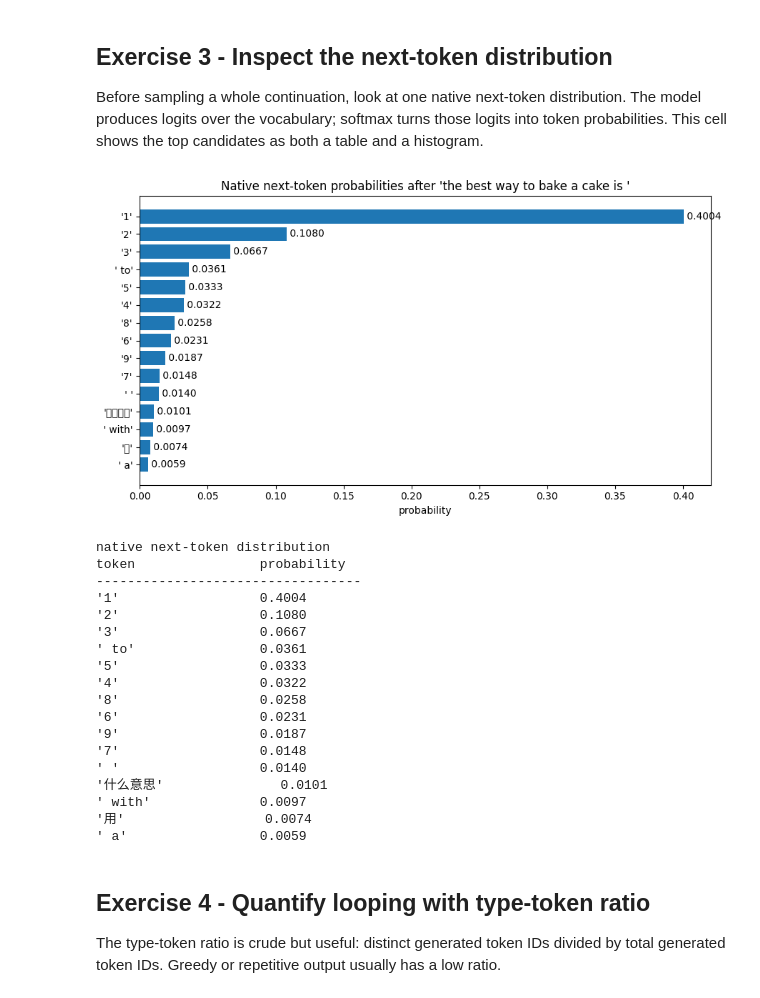
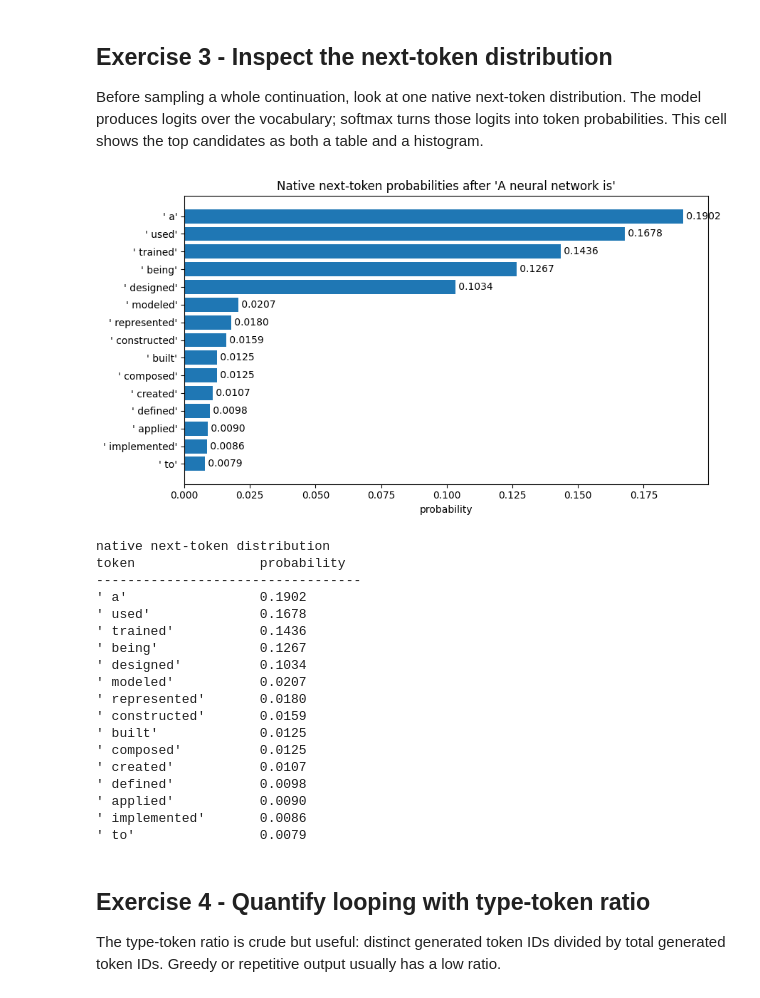
Before and after one commit to Mister-Meeseeks/g2c, a Jupyter notebook: notebooks/solutions/11-sampling.ipynb, the cells around one changed output. Cells and saved outputs as stored; diff of their text form; code cells hidden in the pictures.

```diff
--- a/notebooks/solutions/11-sampling.ipynb
+++ b/notebooks/solutions/11-sampling.ipynb
@@ -167,7 +164,28 @@ if model_artifact is None:
     )
 
 prompt = default_sampling_prompt(model_artifact)
+STREAM_SAMPLES = True
+STREAM_UPDATE_EVERY = 4
+DEFAULT_MAX_NEW_TOKENS = 80
+
+
+def sample_and_show(title: str, user_prompt: str, **kwargs) -> str:
+    text = sample_text(
+        model_artifact,
+        user_prompt,
+        stream=STREAM_SAMPLES,
+        stream_title=title,
+        update_every=STREAM_UPDATE_EVERY,
+        **kwargs,
+    )
+    if not STREAM_SAMPLES:
+        print_sample(title, text)
+    return text
+
+
 print("prompt:", repr(prompt))
+print("stream samples:", STREAM_SAMPLES)
+print("default completion tokens:", DEFAULT_MAX_NEW_TOKENS)
 # %% [output]
 prompt: 'A neural network is'
 # %% [markdown]
@@ -177,16 +195,15 @@ Temperature does not change token rankings; it changes how sharply softmax favor
 # %%
 temperatures = [0.0, 0.3, 0.7, 1.0, 1.3]
 for temperature in temperatures:
-    text = sample_text(
-        model_artifact,
+    _ = sample_and_show(
+        f"temperature={temperature}",
         prompt,
-        max_new_tokens=180,
+        max_new_tokens=DEFAULT_MAX_NEW_TOKENS,
         temperature=temperature,
         top_p=0.9,
         repetition_penalty=1.1,
         seed=0,
     )
-    print_sample(f"temperature={temperature}", text)
 # %% [output]
 temperature=0.0
 ----------------------------------------------------------------------------------------
@@ -225,16 +242,15 @@ filter_settings = [
 ]
 
 for label, filters in filter_settings:
-    text = sample_text(
-        model_artifact,
+    _ = sample_and_show(
+        label,
         prompt,
-        max_new_tokens=180,
+        max_new_tokens=DEFAULT_MAX_NEW_TOKENS,
         temperature=0.8,
         repetition_penalty=1.1,
         seed=1,
         **filters,
     )
-    print_sample(label, text)
 # %%
 "Question: Which setting gives the best local coherence for your artifact? Which setting gives the most variety?"
 "Answer: "
@@ -245,57 +261,57 @@ for label, filters in filter_settings:
 
 Before sampling a whole continuation, look at one native next-token distribution. The model produces logits over the vocabulary; softmax turns those logits into token probabilities. This cell shows the top candidates as both a table and a histogram.
 # %%
-next_token_prompt = "the best way to bake a cake is "
+next_token_prompt = prompt
 
 rows = next_token_rows(
     model_artifact,
     next_token_prompt,
     temperature=1.0,
     top_k=None,
     top_p=None,
     n=15,
 )
 
 labels = [token_text for token_text, _ in rows]
 probs = [prob for _, prob in rows]
 
 fig, ax = plt.subplots(figsize=(9, 5))
 y = list(range(len(rows)))
 ax.barh(y, probs)
 ax.set_yticks(y, labels)
 ax.invert_yaxis()
 ax.set_xlabel("probability")
 ax.set_title(f"Native next-token probabilities after {next_token_prompt!r}")
 for index, prob in enumerate(probs):
     ax.text(prob, index, f" {prob:.4f}", va="center")
 plt.tight_layout()
 plt.show()
 
 print("native next-token distribution")
 print("token                probability")
 print("-" * 34)
 for token_text, prob in rows:
     print(f"{token_text:<20} {prob:.4f}")
 # %% [output]
-[figure, old version]
+[figure, new version]
 native next-token distribution
 token                probability
 ----------------------------------
-'1'                  0.4004
-'2'                  0.1080
-'3'                  0.0667
-' to'                0.0361
-'5'                  0.0333
-'4'                  0.0322
-'8'                  0.0258
-'6'                  0.0231
-'9'                  0.0187
-'7'                  0.0148
-' '                  0.0140
-'什么意思'               0.0101
-' with'              0.0097
-'用'                  0.0074
-' a'                 0.0059
+' a'                 0.1902
+' used'              0.1678
+' trained'           0.1436
+' being'             0.1267
+' designed'          0.1034
+' modeled'           0.0207
+' represented'       0.0180
+' constructed'       0.0159
+' built'             0.0125
+' composed'          0.0125
+' created'           0.0107
+' defined'           0.0098
+' applied'           0.0090
+' implemented'       0.0086
+' to'                0.0079
 # %%
 "Question: Does your model have one dominant next token here, or is the mass spread across many plausible tokens? How would that affect random sampling?"
 "Answer: "
```
Also changed, not shown: parts of 8 cells of this notebook, 2 other files.
